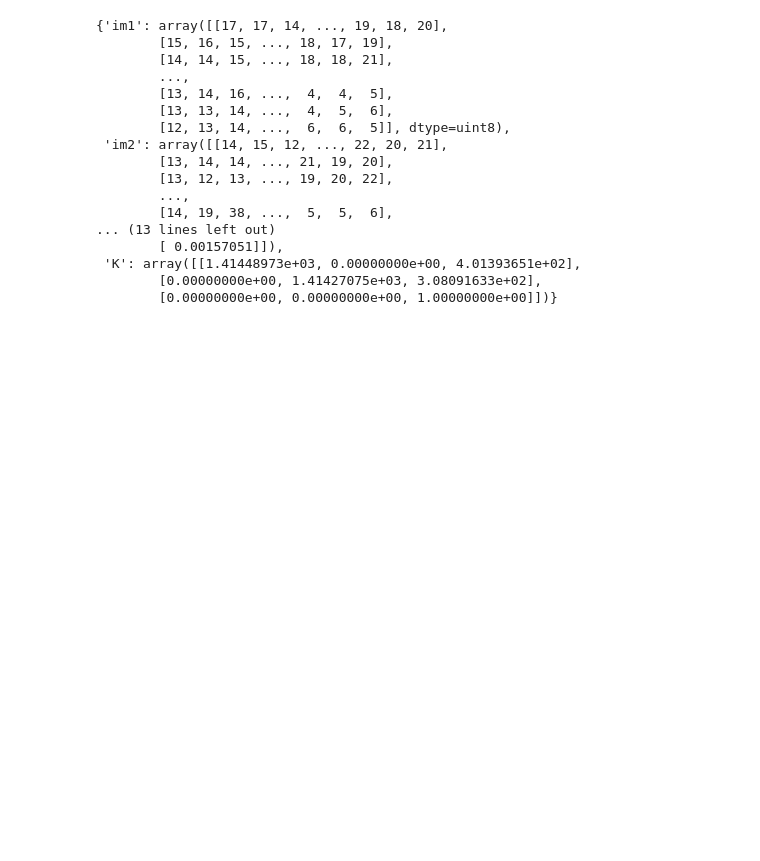
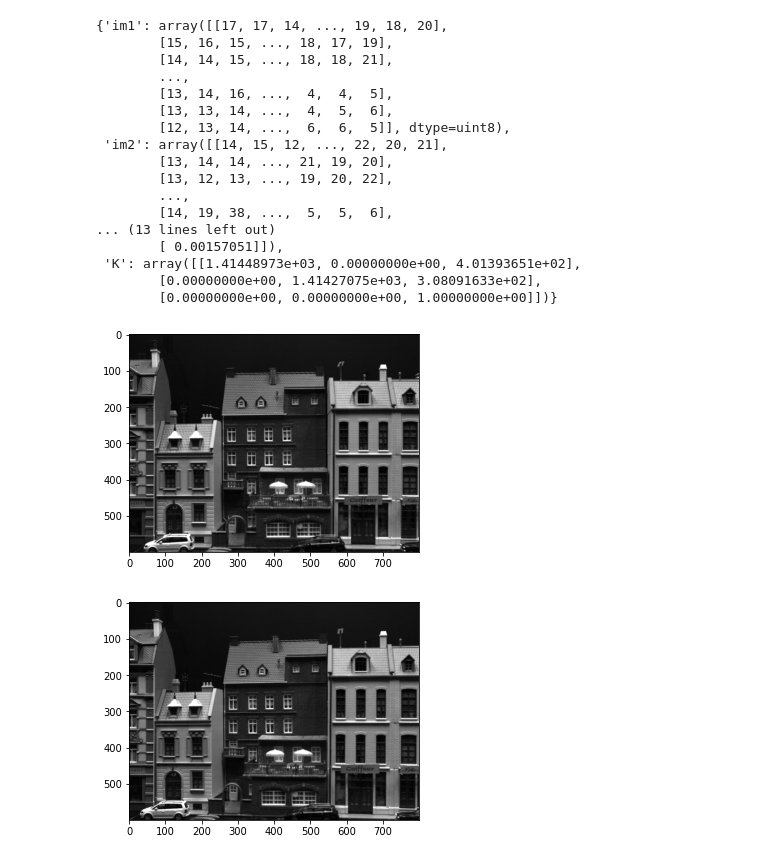
Before and after one commit to gitglob/02504-Computer-Vision, a Jupyter notebook: main.ipynb, the cells around one changed output. Saved outputs shown, nothing was run; the diff lists cells and outputs as text; code cells hidden in the pictures; blank space fills up the shorter version.

```diff
--- a/main.ipynb
+++ b/main.ipynb
@@ -399,6 +402,7 @@ np.append(q2.T,1).T@line # this is shown in lecture notes eq 1.2
 # %%
 # 3.8
-np.load('data/TwoImageData.npy', allow_pickle=True).item()
+data = np.load('data/TwoImageData.npy', allow_pickle=True).item()
+data
 # %% [output]
 {'im1': array([[17, 17, 14, ..., 19, 18, 20],
         [15, 16, 15, ..., 18, 17, 19],
@@ -417,3 +421,16 @@ np.load('data/TwoImageData.npy', allow_pickle=True).item()
  'K': array([[1.41448973e+03, 0.00000000e+00, 4.01393651e+02],
         [0.00000000e+00, 1.41427075e+03, 3.08091633e+02],
         [0.00000000e+00, 0.00000000e+00, 1.00000000e+00]])}
+# %%
+im1,im2,R1,R2,t1,t2,K = data['im1'] ,data["im2"] ,data["R1"] ,data["R2"] ,data["t1"] ,data["t2"] ,data["K"]
+# %%
+def show2img(im1,im2):
+    import matplotlib.pyplot as plt
+    plt.figure(1)
+    plt.imshow(im1,cmap='gray')
+    plt.figure(2)
+    plt.imshow(im2,cmap='gray')
+show2img(im1,im2)
+# %% [output]
+[figure, added]
+[figure, added]
```
Also changed, not shown: parts of 4 cells of this notebook.
